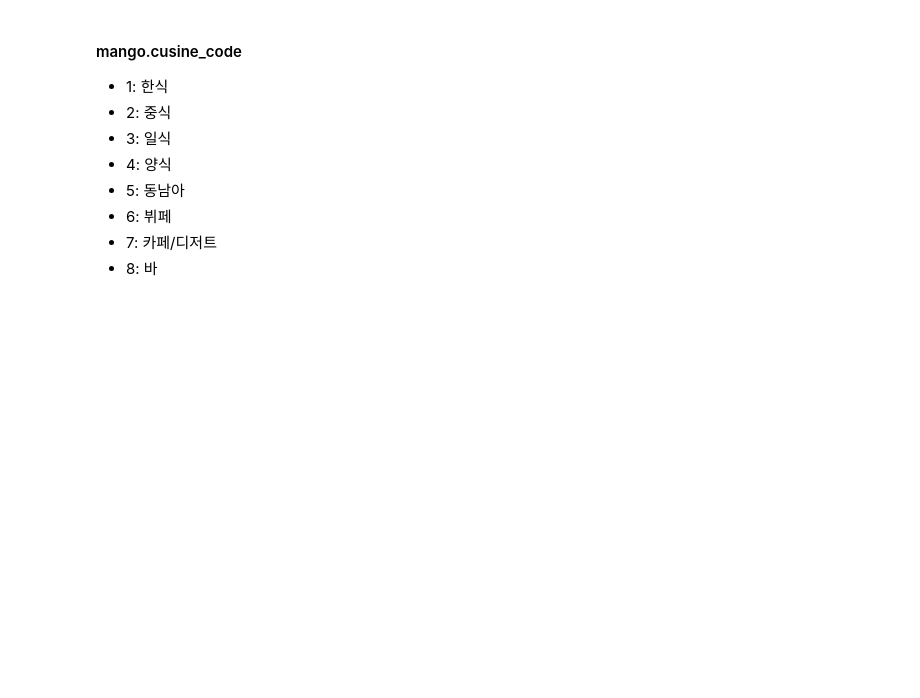
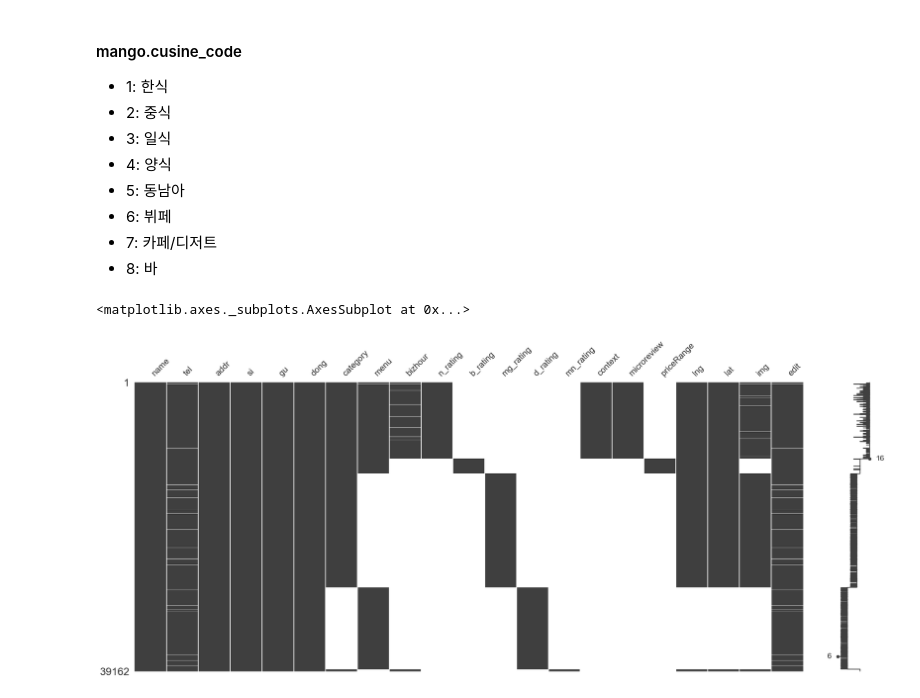
Before and after one commit to jungryo/dss_prjt_crawling, a Jupyter notebook: 2020-12-02_preprocessing1.ipynb, the cells around one changed output. Drawn from its saved outputs; the diff is of its cells as text; code cells hidden in the pictures; blank space fills up the shorter version.

```diff
--- a/2020-12-02_preprocessing1.ipynb
+++ b/2020-12-02_preprocessing1.ipynb
@@ -131,3 +127,13 @@ memory usage: 7.3+ MB
 - 6: 뷔페
 - 7: 카페/디저트
 - 8: 바
+# %%
+import matplotlib.pyplot as plt
+import seaborn as sns
+%matplotlib inline
+# sns.heatmap(df.isnull(), cbar=False)
+import missingno as msno
+msno.matrix(df)
+# %% [output]
+<matplotlib.axes._subplots.AxesSubplot at 0x...>
+[figure, added]
```
Also changed, not shown: parts of 11 cells of this notebook, 1 other file.
